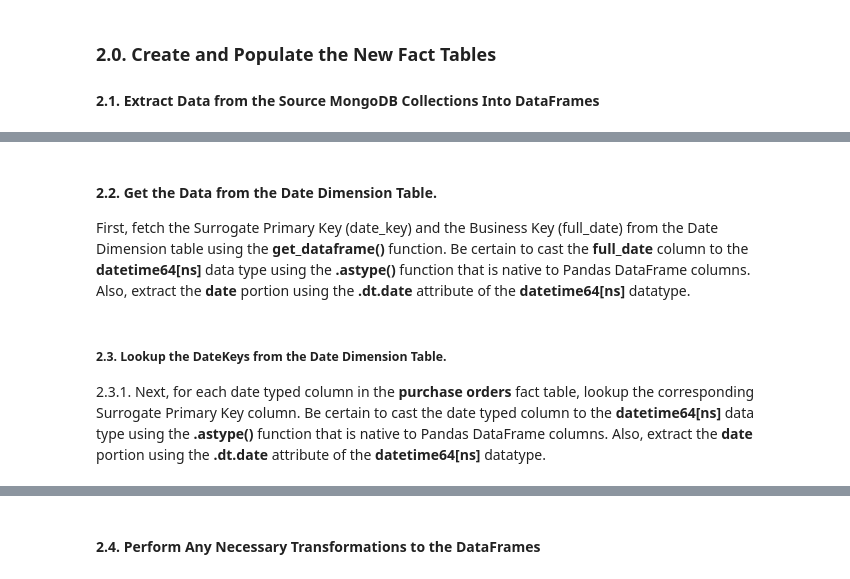
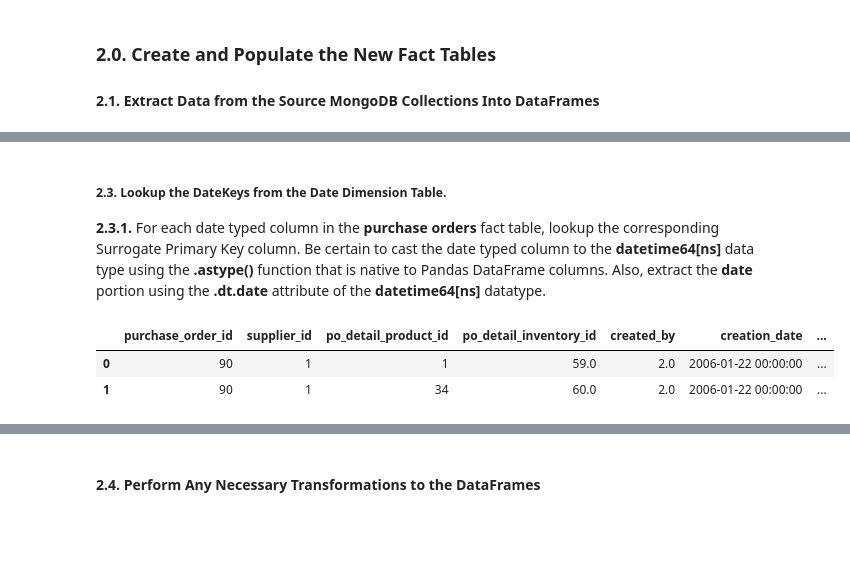
Before and after one commit to JTupitza-UVA/DS-2002, a Jupyter notebook: 03-NoSQL/Lab-04-Python-MongoDB-ETL.ipynb, the cells around one changed output, grey strips where cells are left out. Drawn from its saved outputs; the diff is of its cells as text; code cells hidden in the pictures; blank space fills up the shorter version.

```diff
--- a/03-NoSQL/Lab-04-Python-MongoDB-ETL.ipynb
+++ b/03-NoSQL/Lab-04-Python-MongoDB-ETL.ipynb
@@ -154,5 +232,5 @@ query = {} # Select all elements (columns), and all documents (rows).
 
 collection = "purchase_orders"
 
-df_pos = get_mongo_dataframe(conn_str['atlas'], src_dbname, collection, query)
-df_pos.head(2)
+df_fact_pos = get_mongo_dataframe(conn_str['atlas'], src_dbname, collection, query)
+df_fact_pos.head(2)
@@ -161,3 +246,0 @@ df_pos.head(2)
-# %% [markdown]
-#### 2.2. Get the Data from the Date Dimension Table.
-First, fetch the Surrogate Primary Key (date_key) and the Business Key (full_date) from the Date Dimension table using the **get_dataframe()** function. Be certain to cast the **full_date** column to the **datetime64[ns]** data type using the **.astype()** function that is native to Pandas DataFrame columns. Also, extract the **date** portion using the **.dt.date** attribute of the **datetime64[ns]** datatype.
@@ -169,12 +247,16 @@ df_dim_date.head(2)
 # %% [markdown]
 ##### 2.3. Lookup the DateKeys from the Date Dimension Table.
-2.3.1. Next, for each date typed column in the **purchase orders** fact table, lookup the corresponding Surrogate Primary Key column. Be certain to cast the date typed column to the **datetime64[ns]** data type using the **.astype()** function that is native to Pandas DataFrame columns. Also, extract the **date** portion using the **.dt.date** attribute of the **datetime64[ns]** datatype.
+**2.3.1.** For each date typed column in the **purchase orders** fact table, lookup the corresponding Surrogate Primary Key column. Be certain to cast the date typed column to the **datetime64[ns]** data type using the **.astype()** function that is native to Pandas DataFrame columns. Also, extract the **date** portion using the **.dt.date** attribute of the **datetime64[ns]** datatype.
 # %%
 # Lookup the Surrogate Primary Key (date_key) that Corresponds to the "submitted_date" Column.
 df_dim_submitted_date = df_dim_date.rename(columns={"date_key" : "submitted_date_key", "full_date" : "submitted_date"})
-df_pos.submitted_date = df_pos.submitted_date.astype('datetime64[ns]').dt.date
-df_pos = pd.merge(df_pos, df_dim_submitted_date, on='submitted_date', how='left')
-df_pos.drop(['submitted_date'], axis=1, inplace=True)
-df_pos.head(2)
+df_fact_pos.submitted_date = df_fact_pos.submitted_date.astype('datetime64[ns]').dt.date
+df_fact_pos = pd.merge(df_fact_pos, df_dim_submitted_date, on='submitted_date', how='left')
+df_fact_pos.drop(['submitted_date'], axis=1, inplace=True)
+df_fact_pos.head(2)
+# %% [output]
+|  | purchase_order_id | supplier_id | po_detail_product_id | po_detail_inventory_id | created_by | creation_date | ... |
+| 0 | 90 | 1 | 1 | 59.0 | 2.0 | 2006-01-22 00:00:00 | ... |
+| 1 | 90 | 1 | 34 | 60.0 | 2.0 | 2006-01-22 00:00:00 | ... |
 # %%
 # Lookup the Surrogate Primary Key (date_key) that Corresponds to the "creation_date" Column.
```
Also changed, not shown: parts of 55 cells of this notebook.
